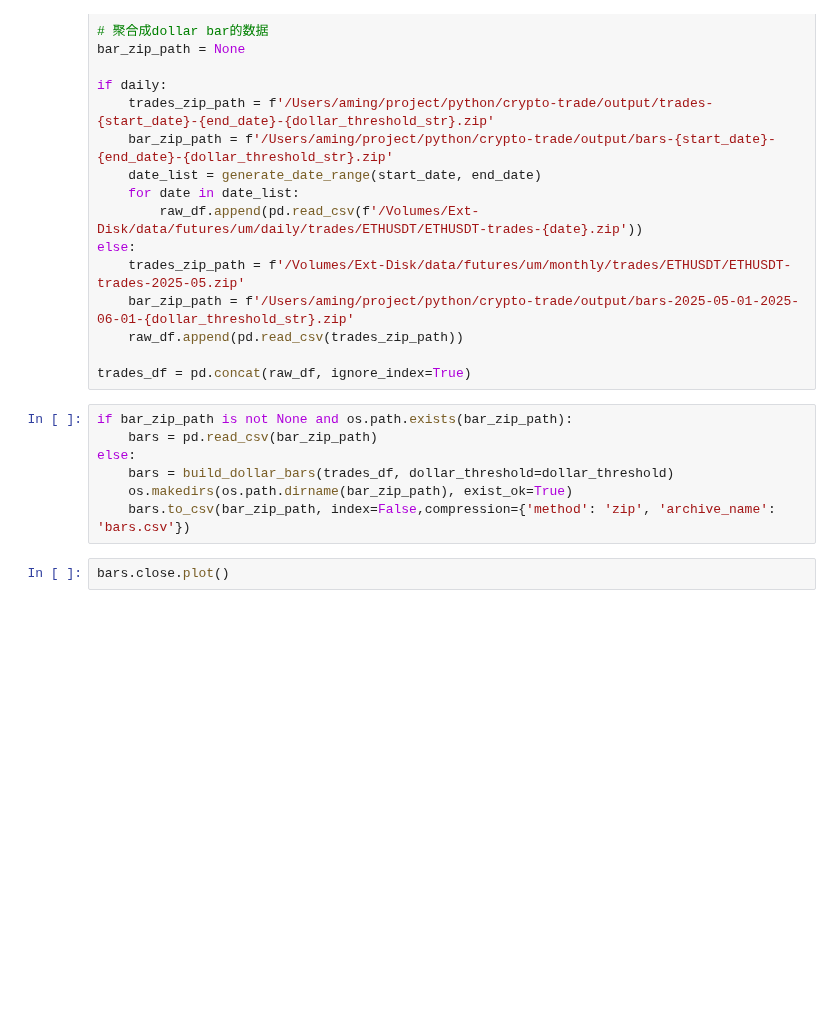
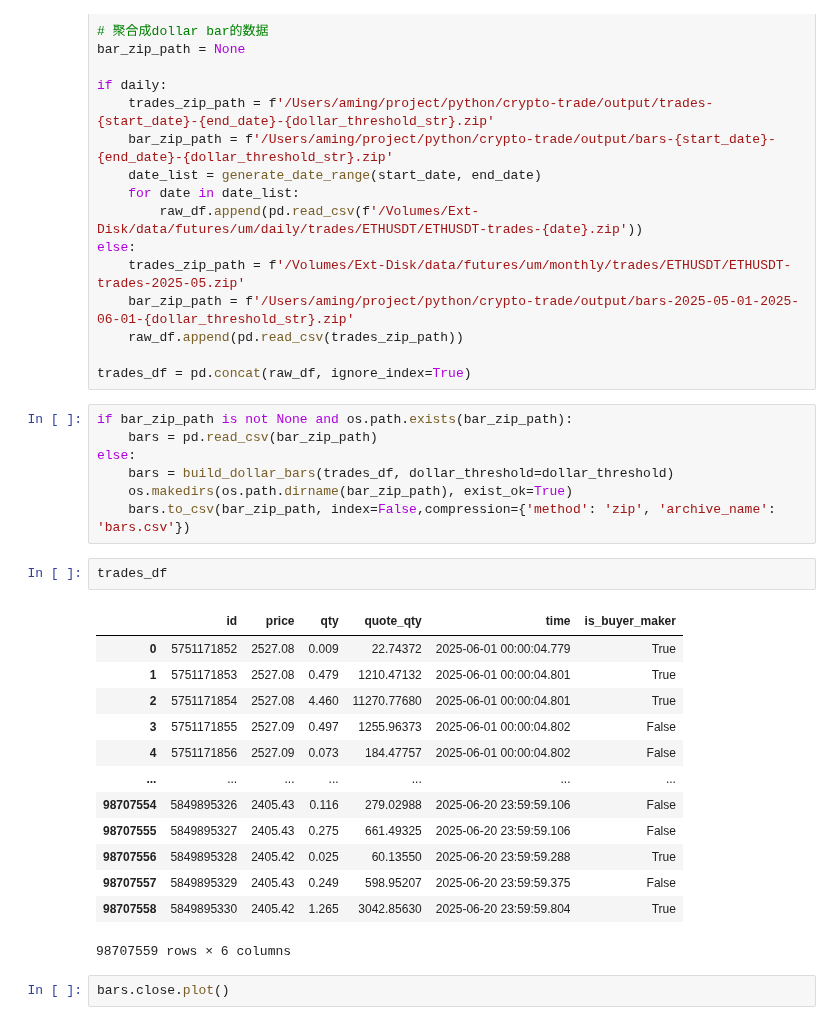
Before and after one commit to aamingaa/crypto-trade, a Jupyter notebook: strategy/dollar_bar_v2.ipynb, the cells around one changed output. Drawn from its saved outputs; the diff is of its cells as text; blank space fills up the shorter version.

```diff
--- a/strategy/dollar_bar_v2.ipynb
+++ b/strategy/dollar_bar_v2.ipynb
@@ -191,6 +191,22 @@ else:
     bars = build_dollar_bars(trades_df, dollar_threshold=dollar_threshold)
     os.makedirs(os.path.dirname(bar_zip_path), exist_ok=True)
     bars.to_csv(bar_zip_path, index=False,compression={'method': 'zip', 'archive_name': 'bars.csv'})
+# %%
+trades_df
+# %% [output]
+|  | id | price | qty | quote_qty | time | is_buyer_maker |
+| 0 | 5751171852 | 2527.08 | 0.009 | 22.74372 | 2025-06-01 00:00:04.779 | True |
+| 1 | 5751171853 | 2527.08 | 0.479 | 1210.47132 | 2025-06-01 00:00:04.801 | True |
+| 2 | 5751171854 | 2527.08 | 4.460 | 11270.77680 | 2025-06-01 00:00:04.801 | True |
+| 3 | 5751171855 | 2527.09 | 0.497 | 1255.96373 | 2025-06-01 00:00:04.802 | False |
+| 4 | 5751171856 | 2527.09 | 0.073 | 184.47757 | 2025-06-01 00:00:04.802 | False |
+| ... | ... | ... | ... | ... | ... | ... |
+| 98707554 | 5849895326 | 2405.43 | 0.116 | 279.02988 | 2025-06-20 23:59:59.106 | False |
+| 98707555 | 5849895327 | 2405.43 | 0.275 | 661.49325 | 2025-06-20 23:59:59.106 | False |
+| 98707556 | 5849895328 | 2405.42 | 0.025 | 60.13550 | 2025-06-20 23:59:59.288 | True |
+| 98707557 | 5849895329 | 2405.43 | 0.249 | 598.95207 | 2025-06-20 23:59:59.375 | False |
+| 98707558 | 5849895330 | 2405.42 | 1.265 | 3042.85630 | 2025-06-20 23:59:59.804 | True |
+98707559 rows × 6 columns
 # %%
 bars.close.plot()
 # %% [output]
```
Also changed, not shown: parts of 9 cells of this notebook, 3 other files.
